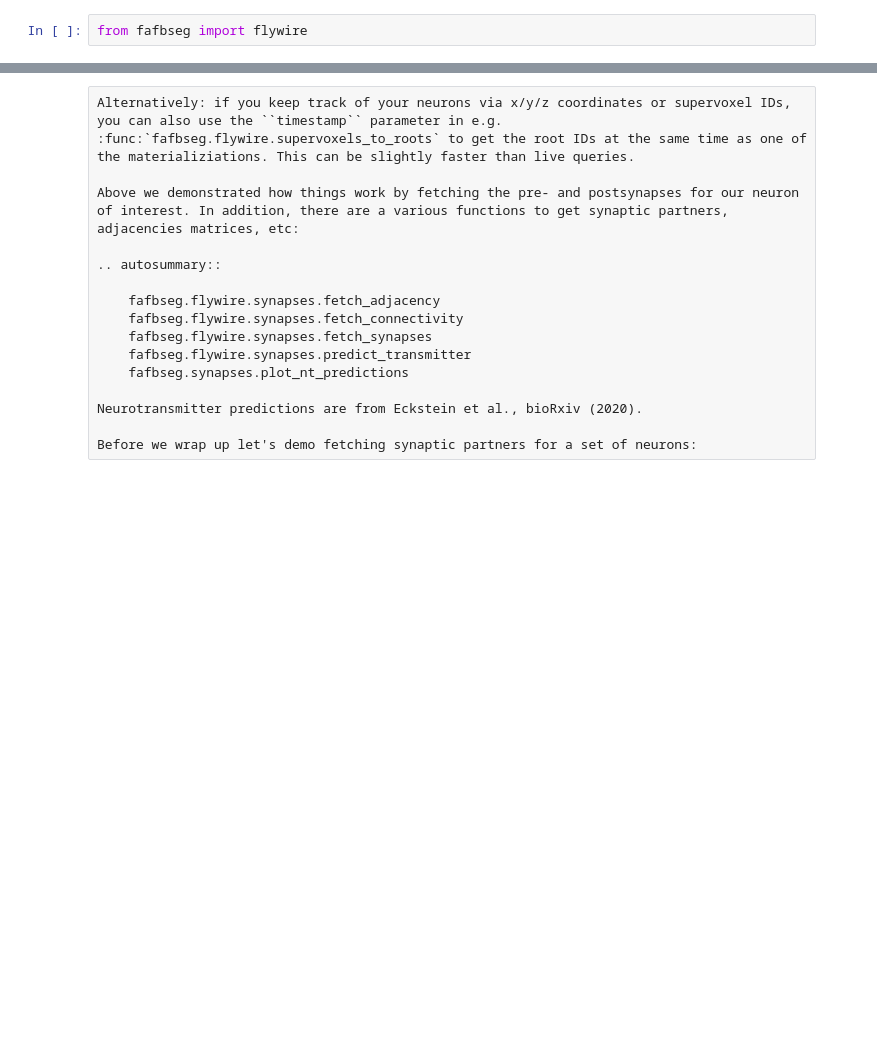
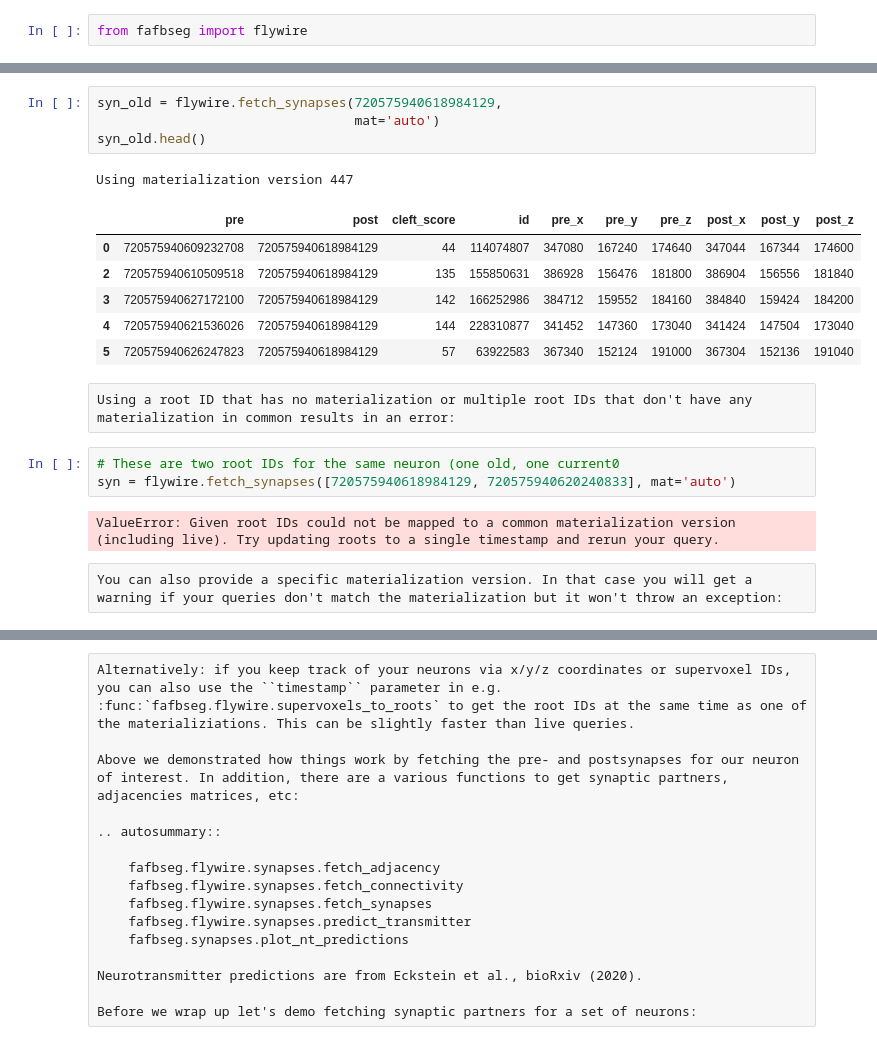
Before and after one commit to navis-org/fafbseg-py, a Jupyter notebook: docs/source/tutorials/flywire_connectivity.ipynb, the cells around one changed output, grey strips where cells are left out. Saved outputs shown, nothing was run; the diff lists cells and outputs as text; blank space fills up the shorter version.

```diff
--- a/docs/source/tutorials/flywire_connectivity.ipynb
+++ b/docs/source/tutorials/flywire_connectivity.ipynb
@@ -48,0 +70,21 @@ Trying to query an outdated ID throws an error:
+# %%
+syn_old = flywire.fetch_synapses(720575940618984129,
+                                 mat='auto')
+syn_old.head()
+# %% [output]
+Using materialization version 447
+|  | pre | post | cleft_score | id | pre_x | pre_y | pre_z | post_x | post_y | post_z |
+| 0 | 720575940609232708 | 720575940618984129 | 44 | 114074807 | 347080 | 167240 | 174640 | 347044 | 167344 | 174600 |
+| 2 | 720575940610509518 | 720575940618984129 | 135 | 155850631 | 386928 | 156476 | 181800 | 386904 | 156556 | 181840 |
+| 3 | 720575940627172100 | 720575940618984129 | 142 | 166252986 | 384712 | 159552 | 184160 | 384840 | 159424 | 184200 |
+| 4 | 720575940621536026 | 720575940618984129 | 144 | 228310877 | 341452 | 147360 | 173040 | 341424 | 147504 | 173040 |
+| 5 | 720575940626247823 | 720575940618984129 | 57 | 63922583 | 367340 | 152124 | 191000 | 367304 | 152136 | 191040 |
+# %% [raw]
+Using a root ID that has no materialization or multiple root IDs that don't have any materialization in common results in an error:
+# %%
+# These are two root IDs for the same neuron (one old, one current0
+syn = flywire.fetch_synapses([720575940618984129, 720575940620240833], mat='auto')
+# %% [output]
+ValueError: Given root IDs could not be mapped to a common materialization version (including live). Try updating roots to a single timestamp and rerun your query.
+# %% [raw]
+You can also provide a specific materialization version. In that case you will get a warning if your queries don't match the materialization but it won't throw an exception:
```
Also changed, not shown: parts of 21 cells of this notebook, 1 other file.
